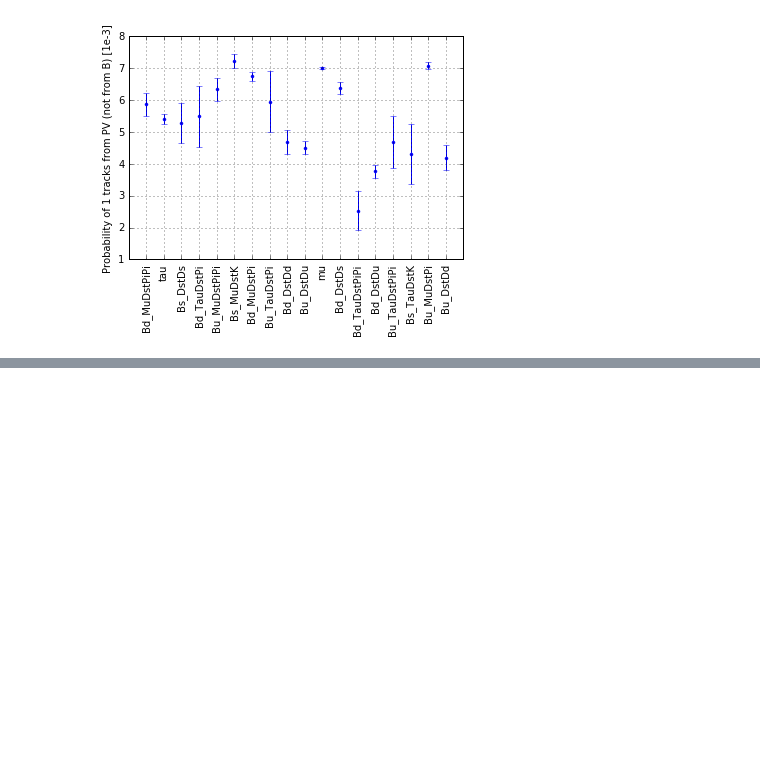
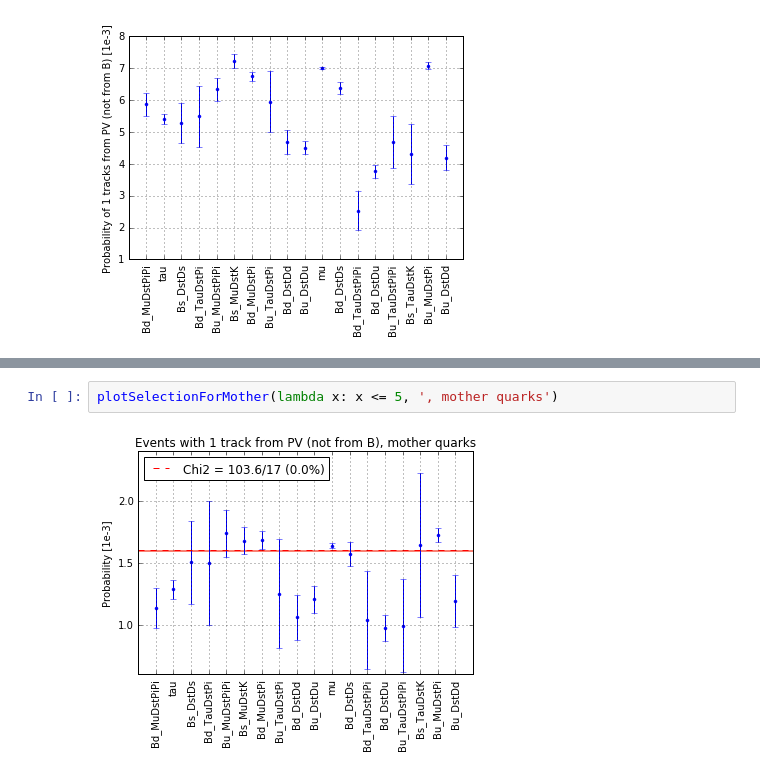
Before and after one commit to ocerri/BPH_RD_Analysis, a Jupyter notebook: plot_scripts/addTravksFromPV.ipynb, the cells around one changed output, grey strips where cells are left out. Cells and saved outputs as stored; diff of their text form; blank space fills up the shorter version.

```diff
--- a/plot_scripts/addTravksFromPV.ipynb
+++ b/plot_scripts/addTravksFromPV.ipynb
@@ -132,0 +199,4 @@ plt.ylabel('Probability of 1 tracks from PV (not from B) [1e-3]')
+# %%
+plotSelectionForMother(lambda x: x <= 5, ', mother quarks')
+# %% [output]
+[figure, added]
```
Also changed, not shown: parts of 13 cells of this notebook, 28 other files.
